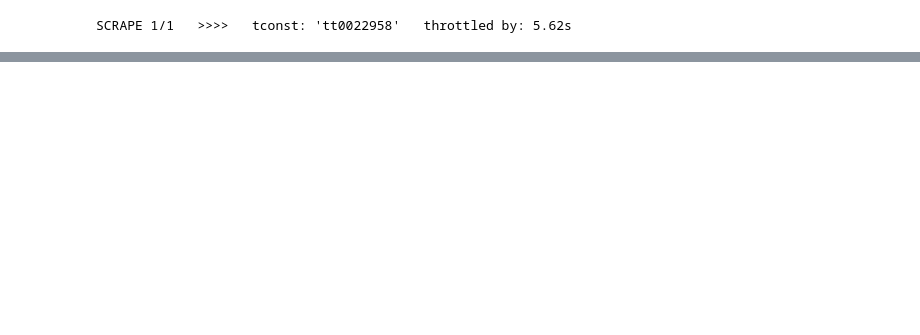
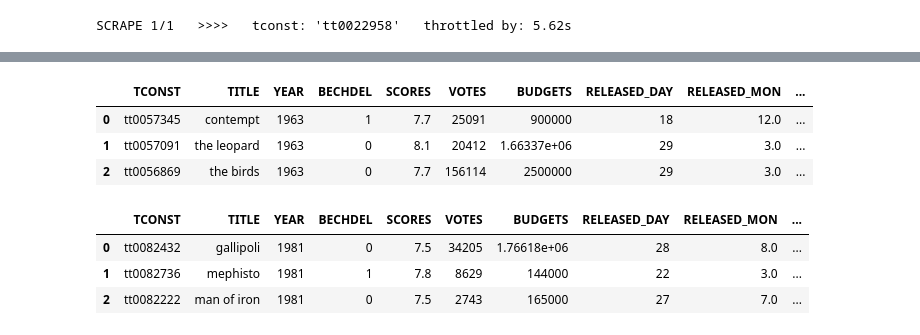
Before and after one commit to hone1er/oscarDataAnalysis, a Jupyter notebook: Spaar/notebooks/only_this_one.ipynb, the cells around one changed output, grey strips where cells are left out. Drawn from its saved outputs; the diff is of its cells as text; code cells hidden in the pictures; blank space fills up the shorter version.

```diff
--- a/Spaar/notebooks/only_this_one.ipynb
+++ b/Spaar/notebooks/only_this_one.ipynb
@@ -878,0 +1471,60 @@ allDF
+# %%
+#!   BATCH #4 == 334-500 .  !#
+# Big attribution scraper errored out at #500, so I'm saving progress with what I do have since
+# These older movies take a long time to track down the missing budget info.
+#
+#batch4_data = {'TCONST': loser_Tconsts[334:500], 'TITLE': losers_titles[334:500], 'YEAR': losers_years[334:500], 'BECHDEL': losers_bechdels[334:500]}
+#batch4DF = pd.DataFrame(data=batch4_data)
+#
+#- - - - - - - - - - - - - - - - - - -#
+#batch4_companies = companies   # missing 2 values
+#batch4_tconstDoOvers = tconstDoOvers
+#batch4_titleDoOvers = titleDoOvers
+#batch4_yearDoOvers = yearDoOvers
+#batch4_bechdelDoOvers = bechdelDoOvers
+#- - - - - - - - - - - - - - - - - - -#
+
+#batch4DF['SCORES'] = scores
+#batch4DF['VOTES'] = votecount
+#batch4DF['BUDGETS'] = budgets
+#batch4DF['RELEASED_DAY'] = releasedDays
+#batch4DF['RELEASED_MON'] = releasedMonths
+#batch4DF['RELEASED_YEAR'] = releasedYears
+#batch4DF['COUNTRY'] = releasedCountries
+
+batch4DF.head(3)
+# %% [output]
+|  | TCONST | TITLE | YEAR | BECHDEL | SCORES | VOTES | BUDGETS | RELEASED_DAY | RELEASED_MON | ... |
+| 0 | tt0057345 | contempt | 1963 | 1 | 7.7 | 25091 | 900000 | 18 | 12.0 | ... |
+| 1 | tt0057091 | the leopard | 1963 | 0 | 8.1 | 20412 | 1.66337e+06 | 29 | 3.0 | ... |
+| 2 | tt0056869 | the birds | 1963 | 0 | 7.7 | 156114 | 2500000 | 29 | 3.0 | ... |
+# %%
+#!   BATCH #5 == 501-570 .  !#
+# Big attribution scraper errored out at #78, so I'm saving progress with what I do have since
+# These older movies take a long time to track down the missing budget info.
+#
+#batch5_data = {'TCONST': loser_Tconsts[501:571], 'TITLE': losers_titles[501:571], 'YEAR': losers_years[501:571], 'BECHDEL': losers_bechdels[501:571]}
+#batch5DF = pd.DataFrame(data=batch5_data)
+#
+#- - - - - - - - - - - - - - - - - - -#
+#batch5_companies = companies   # missing 1 value
+#batch5_tconstDoOvers = tconstDoOvers
+#batch5_titleDoOvers = titleDoOvers
+#batch5_yearDoOvers = yearDoOvers
+#batch5_bechdelDoOvers = bechdelDoOvers
+#- - - - - - - - - - - - - - - - - - -#
+#
+#batch5DF['SCORES'] = scores
+#batch5DF['VOTES'] = votecount
+#batch5DF['BUDGETS'] = budgets
+#batch5DF['RELEASED_DAY'] = releasedDays
+#batch5DF['RELEASED_MON'] = releasedMonths
+#batch5DF['RELEASED_YEAR'] = releasedYears
+#batch5DF['COUNTRY'] = releasedCountries
+
+batch5DF.head(3)
+# %% [output]
+|  | TCONST | TITLE | YEAR | BECHDEL | SCORES | VOTES | BUDGETS | RELEASED_DAY | RELEASED_MON | ... |
+| 0 | tt0082432 | gallipoli | 1981 | 0 | 7.5 | 34205 | 1.76618e+06 | 28 | 8.0 | ... |
+| 1 | tt0082736 | mephisto | 1981 | 1 | 7.8 | 8629 | 144000 | 22 | 3.0 | ... |
+| 2 | tt0082222 | man of iron | 1981 | 0 | 7.5 | 2743 | 165000 | 27 | 7.0 | ... |
```
Also changed, not shown: parts of 27 cells of this notebook.
